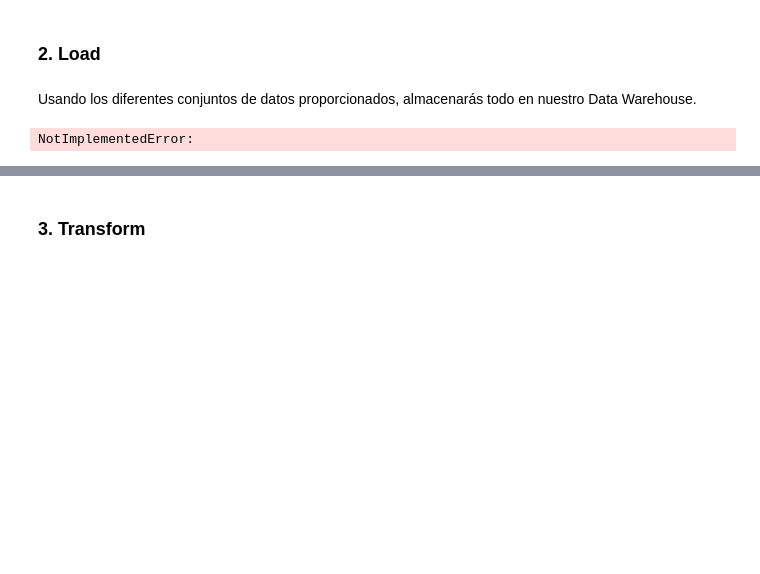
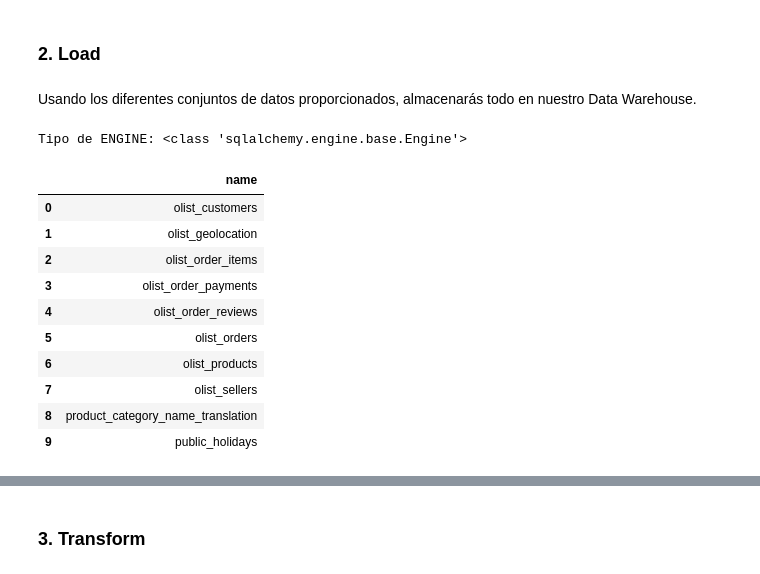
Before and after one commit to camilodvl/integrador4, a Jupyter notebook: Project.ipynb, the cells around one changed output, grey strips where cells are left out. Cells and saved outputs as stored; diff of their text form; code cells hidden in the pictures; blank space fills up the shorter version.

```diff
--- a/Project.ipynb
+++ b/Project.ipynb
@@ -51,6 +51,27 @@ csv_dataframes = extract(csv_folder, csv_table_mapping, public_holidays_url)
 # %% [markdown]
 Usando los diferentes conjuntos de datos proporcionados, almacenarás todo en nuestro Data Warehouse.
 # %%
+print(f"Tipo de ENGINE: {type(ENGINE)}")
 load(data_frames=csv_dataframes, database=ENGINE)
 # %% [output]
-NotImplementedError:
+Tipo de ENGINE: <class 'sqlalchemy.engine.base.Engine'>
+# %%
+import pandas as pd
+tables_df = pd.read_sql_query(
+    "SELECT name FROM sqlite_master WHERE type='table';",
+    ENGINE
+)
+
+tables_df
+# %% [output]
+|  | name |
+| 0 | olist_customers |
+| 1 | olist_geolocation |
+| 2 | olist_order_items |
+| 3 | olist_order_payments |
+| 4 | olist_order_reviews |
+| 5 | olist_orders |
+| 6 | olist_products |
+| 7 | olist_sellers |
+| 8 | product_category_name_translation |
+| 9 | public_holidays |
```
Also changed, not shown: parts of 2 cells of this notebook, 4 other files.
